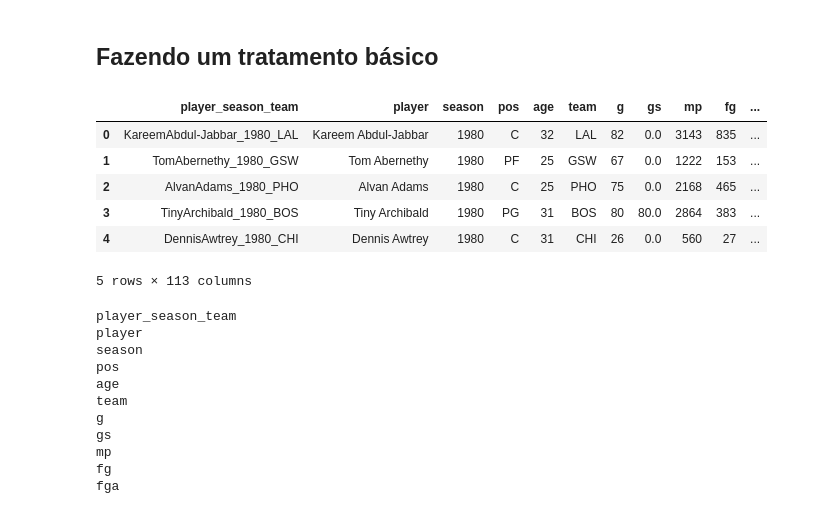
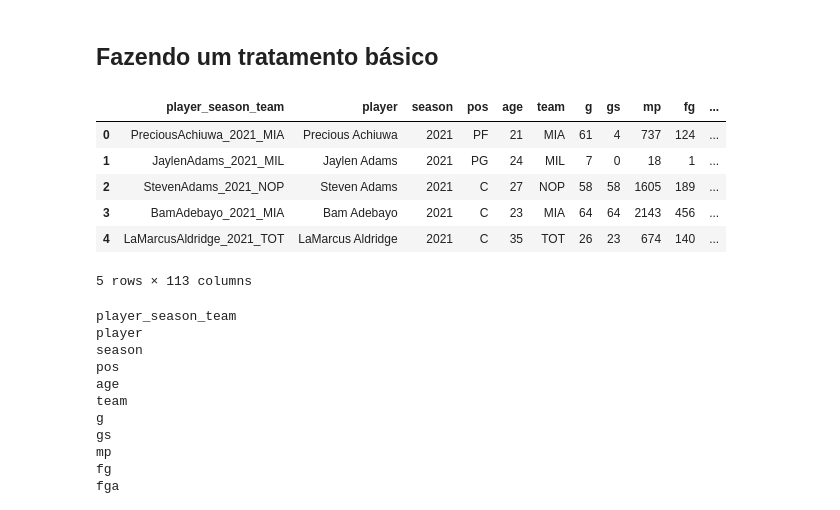
Before and after one commit to thiagogadelhaa/CK0268_IntroducaoACienciaDeDados, a Jupyter notebook: ColetandoDados.ipynb, the cells around one changed output. Saved outputs shown, nothing was run; the diff lists cells and outputs as text; code cells hidden in the pictures.

```diff
--- a/ColetandoDados.ipynb
+++ b/ColetandoDados.ipynb
@@ -401,16 +390,16 @@ dataset2.to_csv('./data/dataset_mvps.csv', sep=';', index = False, encoding = 'u
 # %%
 import pandas as pd
 
-dataset_jogadores = pd.read_csv('./data/dataset_jogadores.csv', sep=';')
+dataset_jogadores = pd.read_csv('./data/dataset_jogadores_2021.csv', sep=';')
 
 dataset_jogadores.head()
 # %% [output]
 |  | player_season_team | player | season | pos | age | team | g | gs | mp | fg | ... |
-| 0 | KareemAbdul-Jabbar_1980_LAL | Kareem Abdul-Jabbar | 1980 | C | 32 | LAL | 82 | 0.0 | 3143 | 835 | ... |
-| 1 | TomAbernethy_1980_GSW | Tom Abernethy | 1980 | PF | 25 | GSW | 67 | 0.0 | 1222 | 153 | ... |
-| 2 | AlvanAdams_1980_PHO | Alvan Adams | 1980 | C | 25 | PHO | 75 | 0.0 | 2168 | 465 | ... |
-| 3 | TinyArchibald_1980_BOS | Tiny Archibald | 1980 | PG | 31 | BOS | 80 | 80.0 | 2864 | 383 | ... |
-| 4 | DennisAwtrey_1980_CHI | Dennis Awtrey | 1980 | C | 31 | CHI | 26 | 0.0 | 560 | 27 | ... |
+| 0 | PreciousAchiuwa_2021_MIA | Precious Achiuwa | 2021 | PF | 21 | MIA | 61 | 4 | 737 | 124 | ... |
+| 1 | JaylenAdams_2021_MIL | Jaylen Adams | 2021 | PG | 24 | MIL | 7 | 0 | 18 | 1 | ... |
+| 2 | StevenAdams_2021_NOP | Steven Adams | 2021 | C | 27 | NOP | 58 | 58 | 1605 | 189 | ... |
+| 3 | BamAdebayo_2021_MIA | Bam Adebayo | 2021 | C | 23 | MIA | 64 | 64 | 2143 | 456 | ... |
+| 4 | LaMarcusAldridge_2021_TOT | LaMarcus Aldridge | 2021 | C | 35 | TOT | 26 | 23 | 674 | 140 | ... |
 5 rows × 113 columns
 # %%
 for coluna in dataset_jogadores.columns:
```
Also changed, not shown: parts of 12 cells of this notebook, 5 other files.
